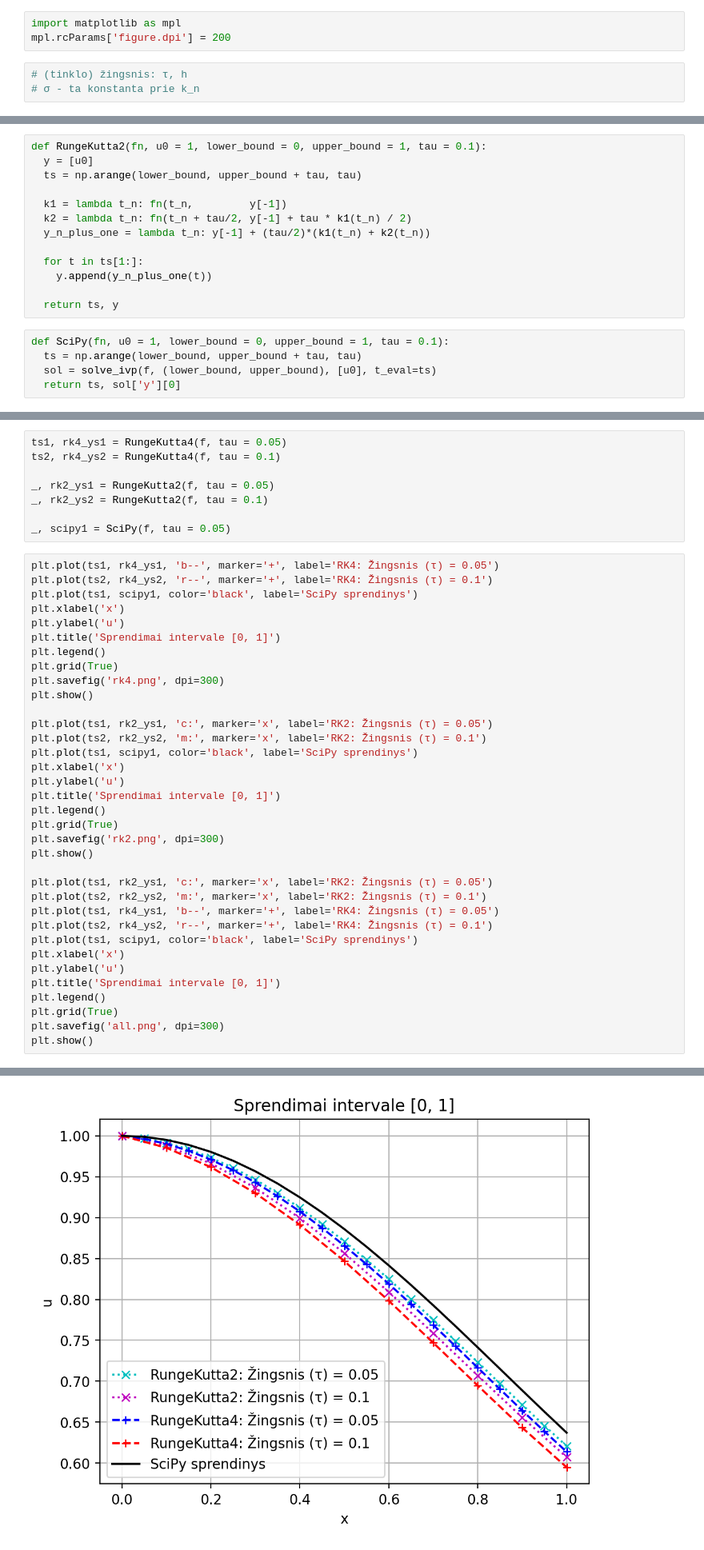
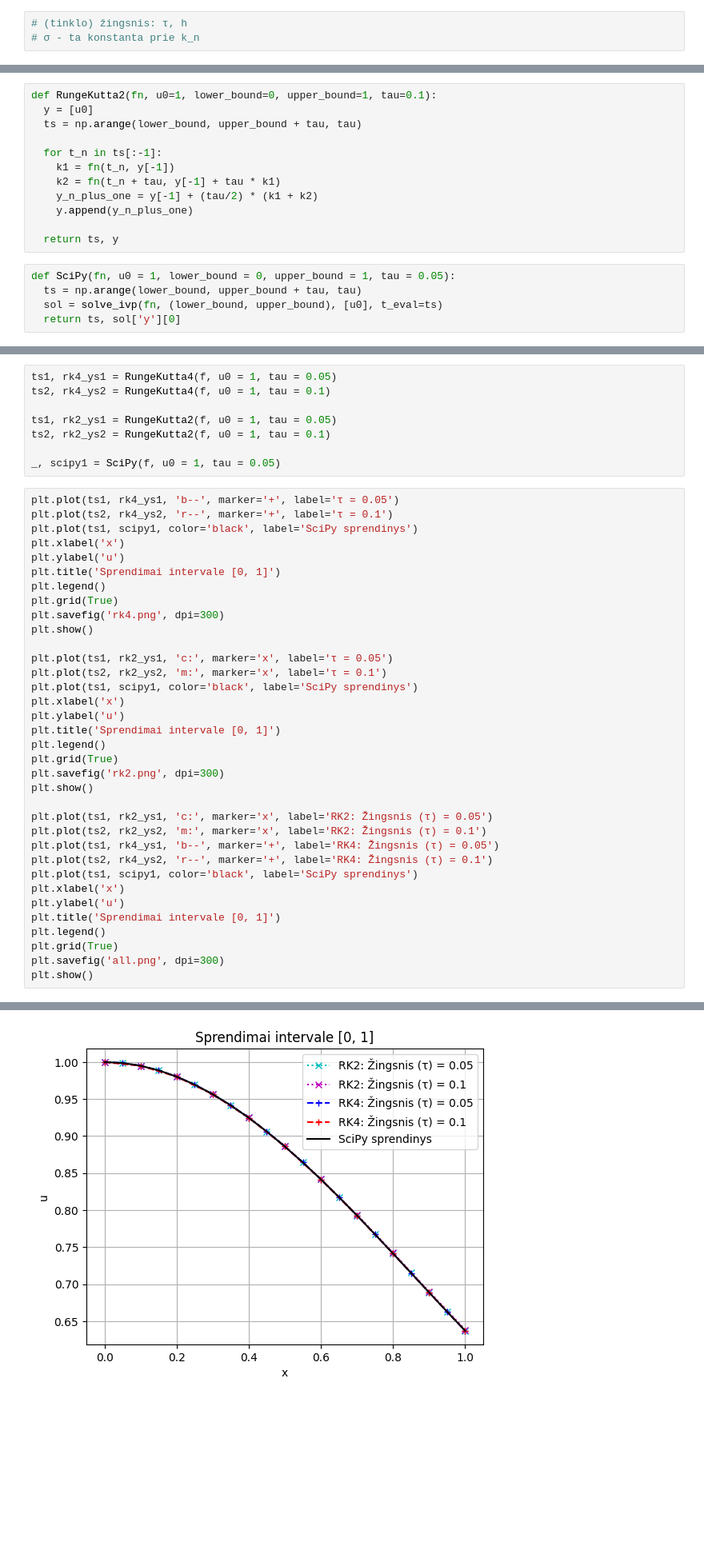
Before and after one commit to domanteli0/md, a Jupyter notebook: lab2/lab2.ipynb, the cells around one changed output, grey strips where cells are left out. Shown: that part at 80% size. Saved outputs shown, nothing was run; the diff lists cells and outputs as text; blank space fills up the shorter version.

```diff
--- a/lab2/lab2.ipynb
+++ b/lab2/lab2.ipynb
@@ -5,7 +4,4 @@ from pipe import take_while
 from scipy.integrate import solve_ivp
-# %%
-import matplotlib as mpl
-mpl.rcParams['figure.dpi'] = 200
 # %%
 # (tinklo) žingsnis: τ, h
 # σ - ta konstanta prie k_n
@@ -28,20 +23,19 @@ def RungeKutta4(fn, u0 = 1, lower_bound = 0, upper_bound = 1, tau = 0.1):
 # %%
-def RungeKutta2(fn, u0 = 1, lower_bound = 0, upper_bound = 1, tau = 0.1):
+def RungeKutta2(fn, u0=1, lower_bound=0, upper_bound=1, tau=0.1):
   y = [u0]
   ts = np.arange(lower_bound, upper_bound + tau, tau)
 
-  k1 = lambda t_n: fn(t_n,         y[-1])
-  k2 = lambda t_n: fn(t_n + tau/2, y[-1] + tau * k1(t_n) / 2)
-  y_n_plus_one = lambda t_n: y[-1] + (tau/2)*(k1(t_n) + k2(t_n))
-
-  for t in ts[1:]:
-    y.append(y_n_plus_one(t))
+  for t_n in ts[:-1]:
+    k1 = fn(t_n, y[-1])
+    k2 = fn(t_n + tau, y[-1] + tau * k1)
+    y_n_plus_one = y[-1] + (tau/2) * (k1 + k2)
+    y.append(y_n_plus_one)
 
   return ts, y
 # %%
-def SciPy(fn, u0 = 1, lower_bound = 0, upper_bound = 1, tau = 0.1):
+def SciPy(fn, u0 = 1, lower_bound = 0, upper_bound = 1, tau = 0.05):
   ts = np.arange(lower_bound, upper_bound + tau, tau)
-  sol = solve_ivp(f, (lower_bound, upper_bound), [u0], t_eval=ts)
+  sol = solve_ivp(fn, (lower_bound, upper_bound), [u0], t_eval=ts)
   return ts, sol['y'][0]
 # %%
 # u' = x^2 ln(u+x) − x
@@ -48,15 +43,15 @@ def SciPy(fn, u0 = 1, lower_bound = 0, upper_bound = 1, tau = 0.1):
 f = lambda x, u: np.pow(x, 2) * np.log(u + x) - x
 # %%
-ts1, rk4_ys1 = RungeKutta4(f, tau = 0.05)
-ts2, rk4_ys2 = RungeKutta4(f, tau = 0.1)
+ts1, rk4_ys1 = RungeKutta4(f, u0 = 1, tau = 0.05)
+ts2, rk4_ys2 = RungeKutta4(f, u0 = 1, tau = 0.1)
 
-_, rk2_ys1 = RungeKutta2(f, tau = 0.05)
-_, rk2_ys2 = RungeKutta2(f, tau = 0.1)
+ts1, rk2_ys1 = RungeKutta2(f, u0 = 1, tau = 0.05)
+ts2, rk2_ys2 = RungeKutta2(f, u0 = 1, tau = 0.1)
 
-_, scipy1 = SciPy(f, tau = 0.05)
+_, scipy1 = SciPy(f, u0 = 1, tau = 0.05)
 # %%
-plt.plot(ts1, rk4_ys1, 'b--', marker='+', label='RK4: Žingsnis (τ) = 0.05')
-plt.plot(ts2, rk4_ys2, 'r--', marker='+', label='RK4: Žingsnis (τ) = 0.1')
+plt.plot(ts1, rk4_ys1, 'b--', marker='+', label='τ = 0.05')
+plt.plot(ts2, rk4_ys2, 'r--', marker='+', label='τ = 0.1')
 plt.plot(ts1, scipy1, color='black', label='SciPy sprendinys')
 plt.xlabel('x')
 plt.ylabel('u')
@@ -66,8 +61,8 @@ plt.grid(True)
 plt.savefig('rk4.png', dpi=300)
 plt.show()
 
-plt.plot(ts1, rk2_ys1, 'c:', marker='x', label='RK2: Žingsnis (τ) = 0.05')
-plt.plot(ts2, rk2_ys2, 'm:', marker='x', label='RK2: Žingsnis (τ) = 0.1')
+plt.plot(ts1, rk2_ys1, 'c:', marker='x', label='τ = 0.05')
+plt.plot(ts2, rk2_ys2, 'm:', marker='x', label='τ = 0.1')
 plt.plot(ts1, scipy1, color='black', label='SciPy sprendinys')
 plt.xlabel('x')
 plt.ylabel('u')
@@ -95,2 +90,2 @@ plt.show()
-[figure, old version]
+[figure, new version]
 # %%
```
Also changed, not shown: parts of 6 cells of this notebook, 12 other files.
